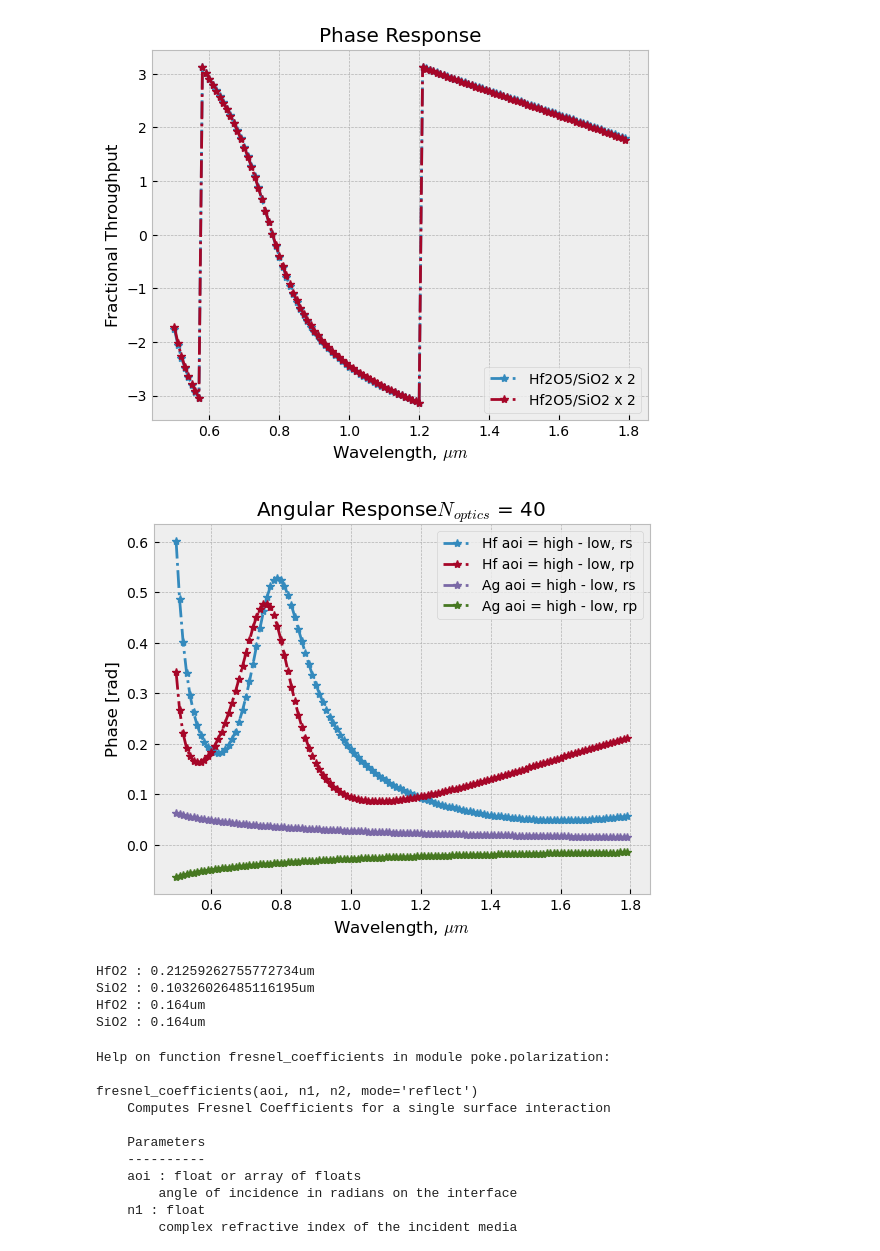
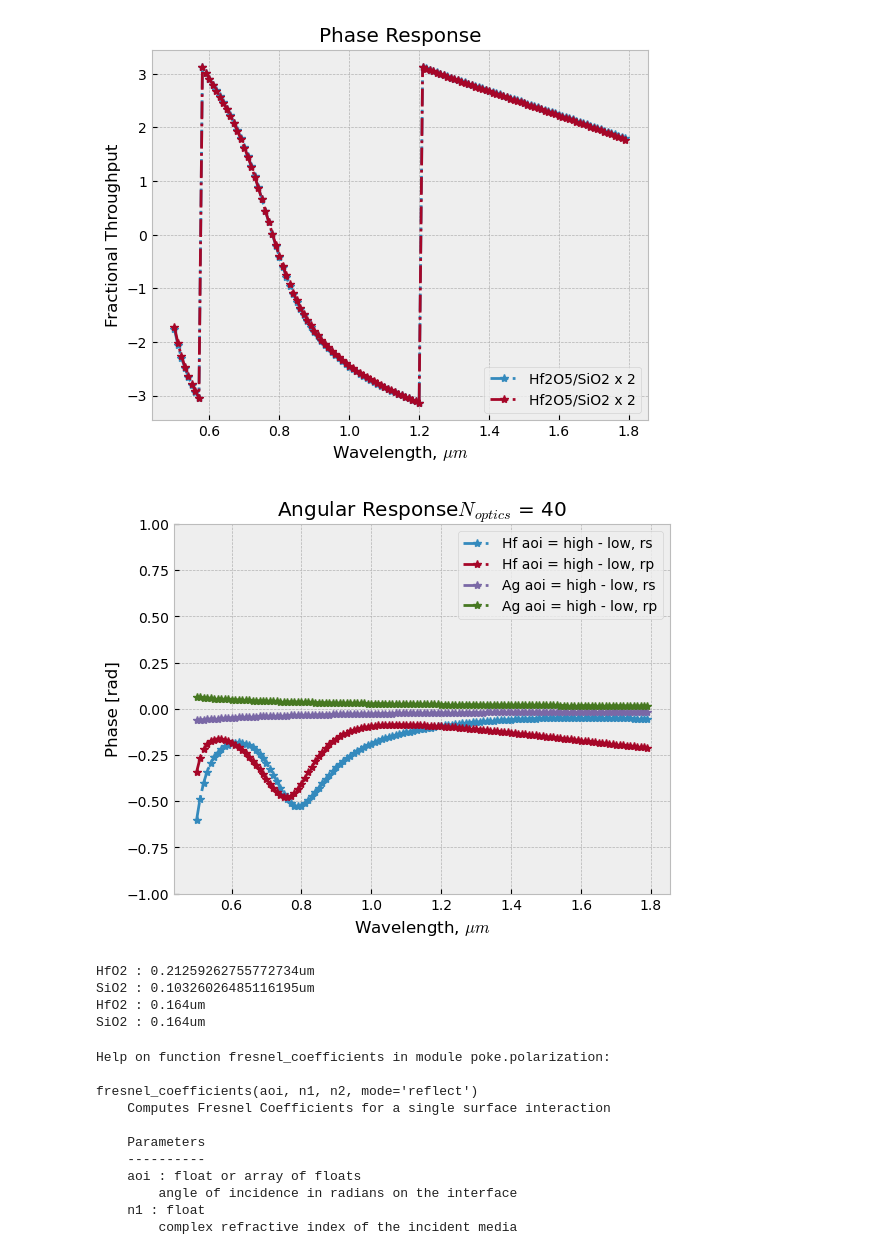
Before and after one commit to Jashcraf/gmagaox-films, a Jupyter notebook: optimize_2layer_silver.ipynb, the cells around one changed output. Drawn from its saved outputs; the diff is of its cells as text; code cells hidden in the pictures.

Commit message:
demo high reflector theory

```diff
--- a/optimize_2layer_silver.ipynb
+++ b/optimize_2layer_silver.ipynb
@@ -198,51 +200,58 @@ plt.show()
 [figure]
 [figure]
 # %%
+from poke.polarization import fresnel_coefficients
 noptics = 40
+cen = 10
+pm = .4
+
+# logic
+low = cen - pm
+high = cen + pm
+
 # how does it hold up for more aoi?
-aoi_low = np.full_like(wl,9.6)
-aoi_cen = np.full_like(wl,10)
-aoi_high = np.full_like(wl,10.4)
+aoi_low = np.full_like(wl,low)
+aoi_cen = np.full_like(wl,cen)
+aoi_high = np.full_like(wl,high)
 
 # try look at HfO2
 rs_low,rp_low = evaluate_aoi_HfO2(results_Hf.x,aoi=aoi_low)
 R_low = (np.abs(rs_low)**2 + np.abs(rp_low)**2) / 2
 rs_cen,rp_cen = evaluate_aoi_HfO2(results_Hf.x,aoi=aoi_cen)
 R_cen = (np.abs(rs_cen)**2 + np.abs(rp_cen)**2) / 2
 rs_high,rp_high = evaluate_aoi_HfO2(results_Hf.x,aoi=aoi_high)
 R_high = (np.abs(rs_high)**2 + np.abs(rp_high)**2) / 2
 
-# now do the same, bare silver
-from poke.polarization import fresnel_coefficients
-rs_ag_low,rp_ag_low = fresnel_coefficients(np.radians(9.6),1,n_Ag(wl))
-rs_ag_cen,rp_ag_cen = fresnel_coefficients(np.radians(10),1,n_Ag(wl))
-rs_ag_high,rp_ag_high = fresnel_coefficients(np.radians(10.4),1,n_Ag(wl))
+# now do the same, bare silver, defaults to reflect
+rs_ag_low,rp_ag_low = fresnel_coefficients(np.radians(low),1,n_Ag(wl))
+rs_ag_cen,rp_ag_cen = fresnel_coefficients(np.radians(cen),1,n_Ag(wl))
+rs_ag_high,rp_ag_high = fresnel_coefficients(np.radians(high),1,n_Ag(wl))
 
 plt.figure()
 plt.title(f'Angular Response'+r'$N_{optics}$ = '+f'{noptics}')
 # plt.plot(wl,R_5**noptics,label='Hf aoi = 5',linestyle='dashdot',marker='*')
 # plt.plot(wl,R_10**noptics,label='Hf aoi = 10',linestyle='dashdot',marker='*')
 # plt.plot(wl,R_15**noptics,label='Hf aoi = 15',linestyle='dashdot',marker='*')
-plt.plot(wl,noptics*(np.angle(rs_low)-np.angle(rs_high)),label='Hf aoi = high - low, rs',linestyle='dashdot',marker='*')
-plt.plot(wl,noptics*(np.angle(rp_low)-np.angle(rp_high)),label='Hf aoi = high - low, rp',linestyle='dashdot',marker='*')
-plt.plot(wl,noptics*(np.angle(rs_ag_low)-np.angle(rs_ag_high)),label='Ag aoi = high - low, rs',linestyle='dashdot',marker='*')
-plt.plot(wl,noptics*(np.angle(rp_ag_low)-np.angle(rp_ag_high)),label='Ag aoi = high - low, rp',linestyle='dashdot',marker='*')
+plt.plot(wl,noptics*(np.angle(rs_high)-np.angle(rs_low)),label='Hf aoi = high - low, rs',linestyle='dashdot',marker='*')
+plt.plot(wl,noptics*(np.angle(rp_high)-np.angle(rp_low)),label='Hf aoi = high - low, rp',linestyle='dashdot',marker='*')
+plt.plot(wl,noptics*(np.angle(rs_ag_high)-np.angle(rs_ag_low)),label='Ag aoi = high - low, rs',linestyle='dashdot',marker='*')
+plt.plot(wl,noptics*(np.angle(rp_ag_high)-np.angle(rp_ag_low)),label='Ag aoi = high - low, rp',linestyle='dashdot',marker='*')
 # plt.plot(wl,np.angle(rs_10),label='Hf aoi = 10, rs',linestyle='dashdot',marker='*')
 # plt.plot(wl,np.angle(rp_10),label='Hf aoi = 10, rp',linestyle='dashdot',marker='*')
 # plt.plot(wl,np.angle(rs_15),label='Hf aoi = 15, rs',linestyle='dashdot',marker='*')
 # plt.plot(wl,np.angle(rp_15),label='Hf aoi = 15, rp',linestyle='dashdot',marker='*')
 plt.ylabel('Phase [rad]')
 plt.xlabel('Wavelength, '+r'$\mu m$')
 plt.legend()
-# plt.ylim(0,0.7)
+plt.ylim(-1,1)
 plt.show()
 for i,layer in enumerate(results_Hf.x):
     if i%2 == 0:
         print('HfO2 : '+str(layer)+'um')
     else:
         print('SiO2 : '+str(layer)+'um')
 # %% [output]
-[figure, old version]
+[figure, new version]
 HfO2 : 0.21259262755772734um
 SiO2 : 0.10326026485116195um
 HfO2 : 0.164um
```
Also changed, not shown: parts of 2 cells of this notebook, 1 other file.
